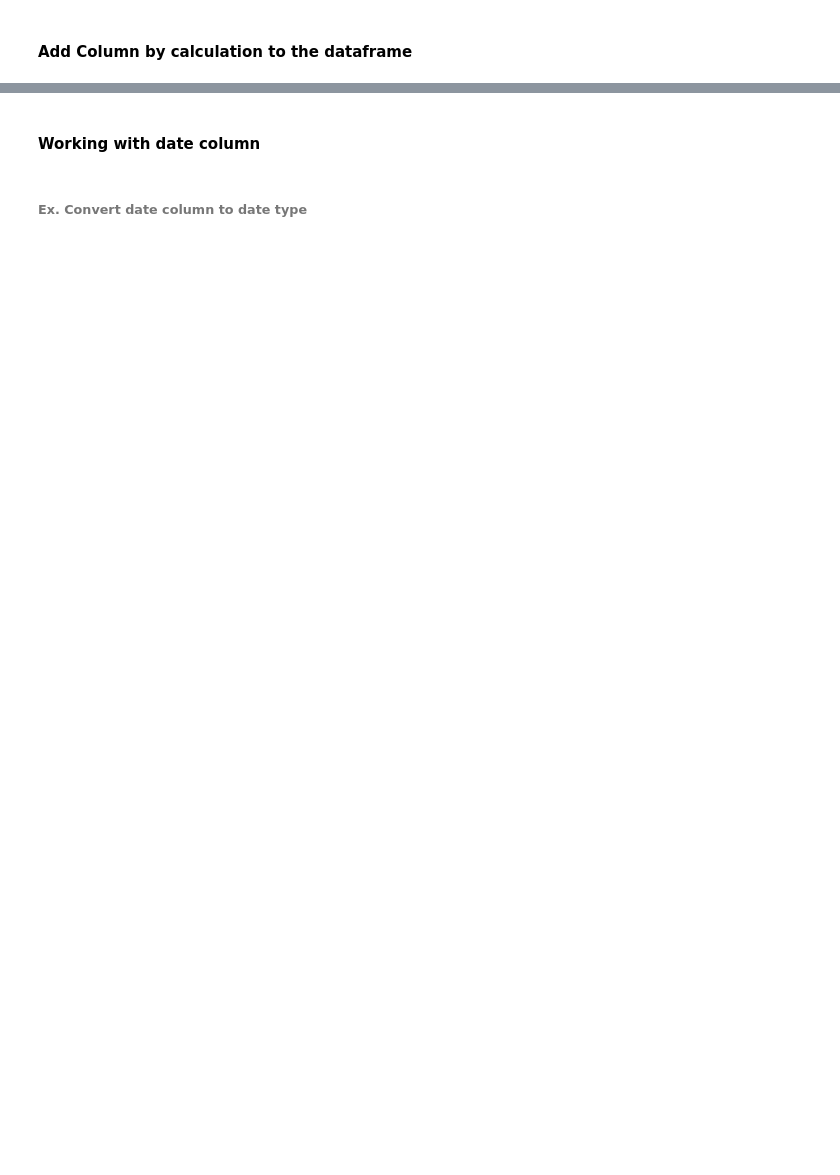
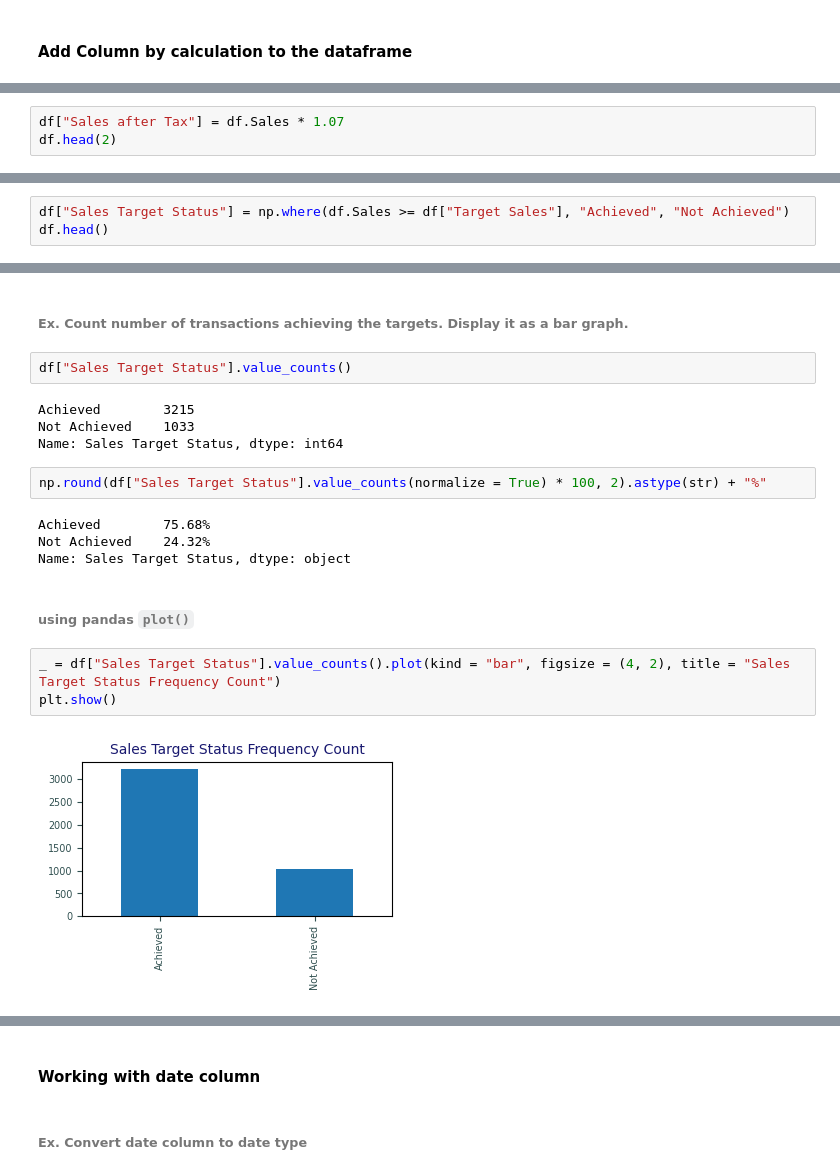
Before and after one commit to knowledge-corner/Cummins_Material, a Jupyter notebook: Classwork/Module 2 - Data Handling.ipynb, the cells around one changed output, grey strips where cells are left out. Cells and saved outputs as stored; diff of their text form; blank space fills up the shorter version.

```diff
--- a/Classwork/Module 2 - Data Handling.ipynb
+++ b/Classwork/Module 2 - Data Handling.ipynb
@@ -675,0 +707,3 @@ print(df.Product.unique().tolist())
+# %%
+df["Sales after Tax"] = df.Sales * 1.07
+df.head(2)
@@ -679,0 +718,3 @@ print(df.Product.unique().tolist())
+# %%
+df["Sales Target Status"] = np.where(df.Sales >= df["Target Sales"], "Achieved", "Not Achieved")
+df.head()
@@ -679,0 +728,21 @@ print(df.Product.unique().tolist())
+# %% [markdown]
+###### Ex. Count number of transactions achieving the targets. Display it as a bar graph.
+# %%
+df["Sales Target Status"].value_counts()
+# %% [output]
+Achieved        3215
+Not Achieved    1033
+Name: Sales Target Status, dtype: int64
+# %%
+np.round(df["Sales Target Status"].value_counts(normalize = True) * 100, 2).astype(str) + "%"
+# %% [output]
+Achieved        75.68%
+Not Achieved    24.32%
+Name: Sales Target Status, dtype: object
+# %% [markdown]
+###### using pandas `plot()`
+# %%
+_ = df["Sales Target Status"].value_counts().plot(kind = "bar", figsize = (4, 2), title = "Sales Target Status Frequency Count")
+plt.show()
+# %% [output]
+[figure, added]
```
Also changed, not shown: parts of 48 cells of this notebook, 1 other file.
